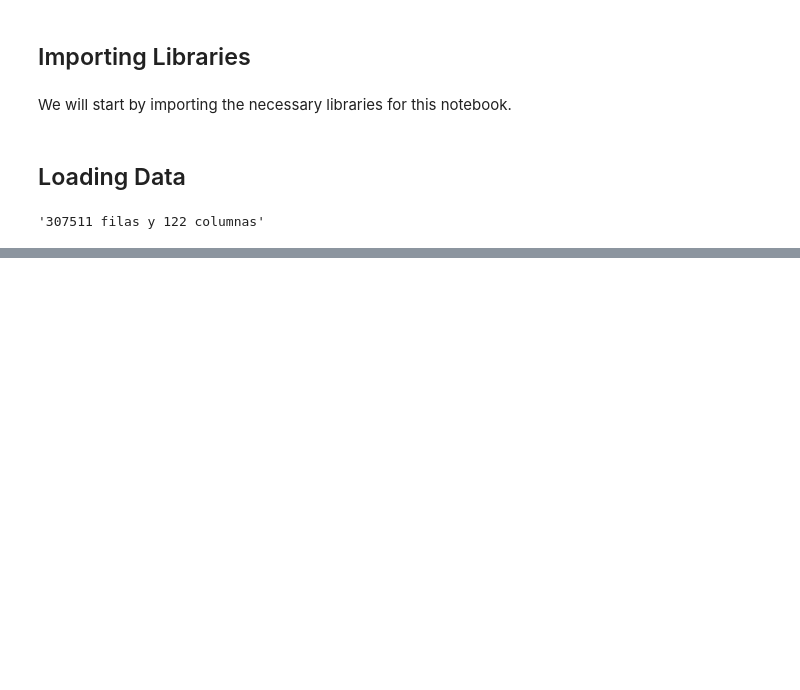
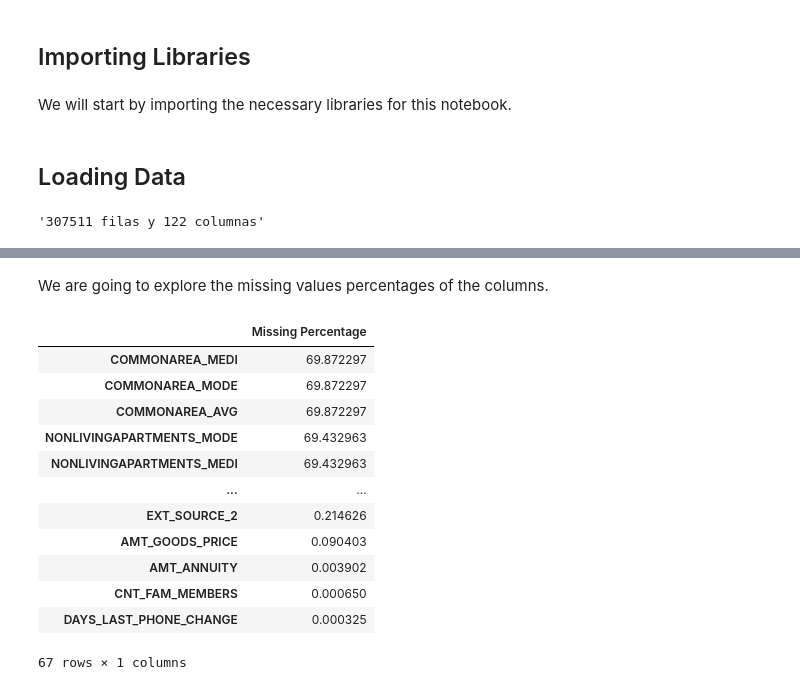
Before and after one commit to aitordiezUD/Default-Risk, a Jupyter notebook: notebooks/00_data_preprocessing.ipynb, the cells around one changed output, grey strips where cells are left out. Drawn from its saved outputs; the diff is of its cells as text; code cells hidden in the pictures; blank space fills up the shorter version.

```diff
--- a/notebooks/00_data_preprocessing.ipynb
+++ b/notebooks/00_data_preprocessing.ipynb
@@ -48,0 +43,19 @@ df.shape
+# %% [markdown]
+We are going to explore the missing values percentages of the columns.
+# %%
+missing_values_perc = missing_values_percentage(df)
+missing_values_perc
+# %% [output]
+|  | Missing Percentage |
+| COMMONAREA_MEDI | 69.872297 |
+| COMMONAREA_MODE | 69.872297 |
+| COMMONAREA_AVG | 69.872297 |
+| NONLIVINGAPARTMENTS_MODE | 69.432963 |
+| NONLIVINGAPARTMENTS_MEDI | 69.432963 |
+| ... | ... |
+| EXT_SOURCE_2 | 0.214626 |
+| AMT_GOODS_PRICE | 0.090403 |
+| AMT_ANNUITY | 0.003902 |
+| CNT_FAM_MEMBERS | 0.000650 |
+| DAYS_LAST_PHONE_CHANGE | 0.000325 |
+67 rows × 1 columns
```
Also changed, not shown: parts of 31 cells of this notebook, 1 other file.
